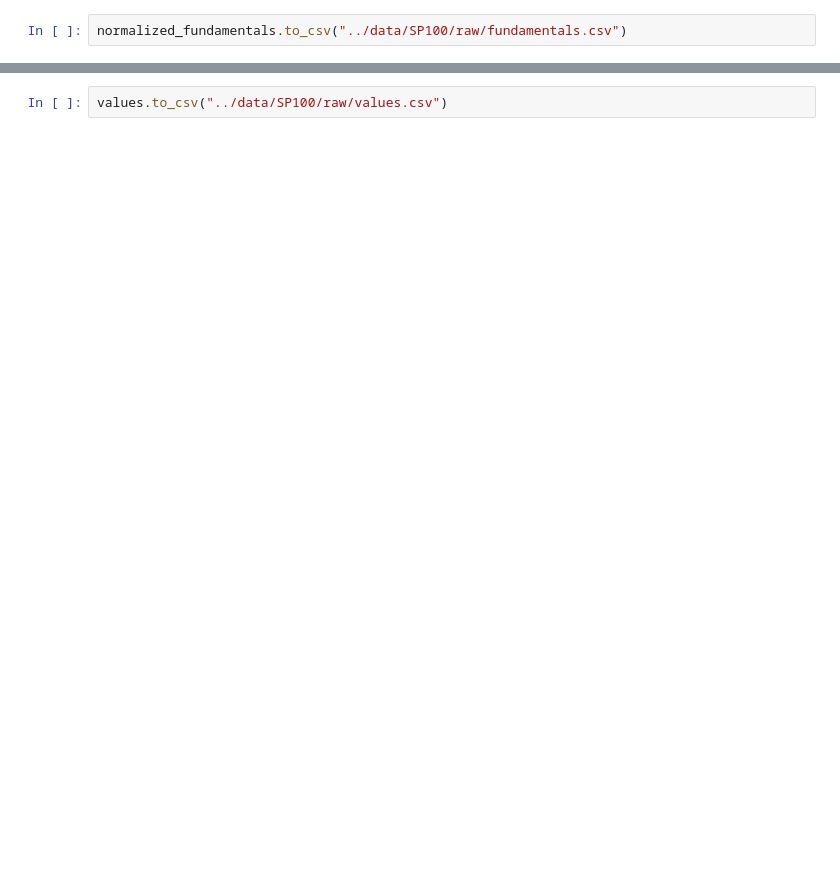
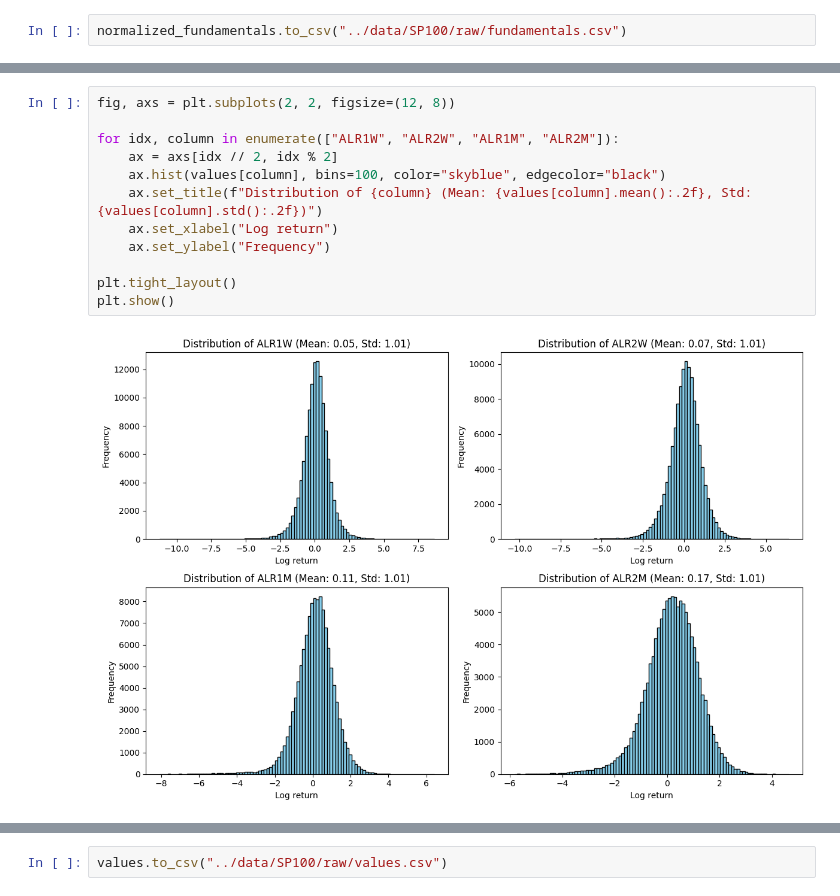
Before and after one commit to timothewt/SP100AnalysisWithGNNs, a Jupyter notebook: notebooks/1-data_collection_and_preprocessing.ipynb, the cells around one changed output, grey strips where cells are left out. Saved outputs shown, nothing was run; the diff lists cells and outputs as text; blank space fills up the shorter version.

```diff
--- a/notebooks/1-data_collection_and_preprocessing.ipynb
+++ b/notebooks/1-data_collection_and_preprocessing.ipynb
@@ -114,3 +124,17 @@ plt.show()
+# %%
+fig, axs = plt.subplots(2, 2, figsize=(12, 8))
+
+for idx, column in enumerate(["ALR1W", "ALR2W", "ALR1M", "ALR2M"]):
+	ax = axs[idx // 2, idx % 2]
+	ax.hist(values[column], bins=100, color="skyblue", edgecolor="black")
+	ax.set_title(f"Distribution of {column} (Mean: {values[column].mean():.2f}, Std: {values[column].std():.2f})")
+	ax.set_xlabel("Log return")
+	ax.set_ylabel("Frequency")
+
+plt.tight_layout()
+plt.show()
+# %% [output]
+[figure, added]
 # %%
 plt.figure(figsize=(10, 5))
 
```
Also changed, not shown: parts of 7 cells of this notebook, 17 other files.
